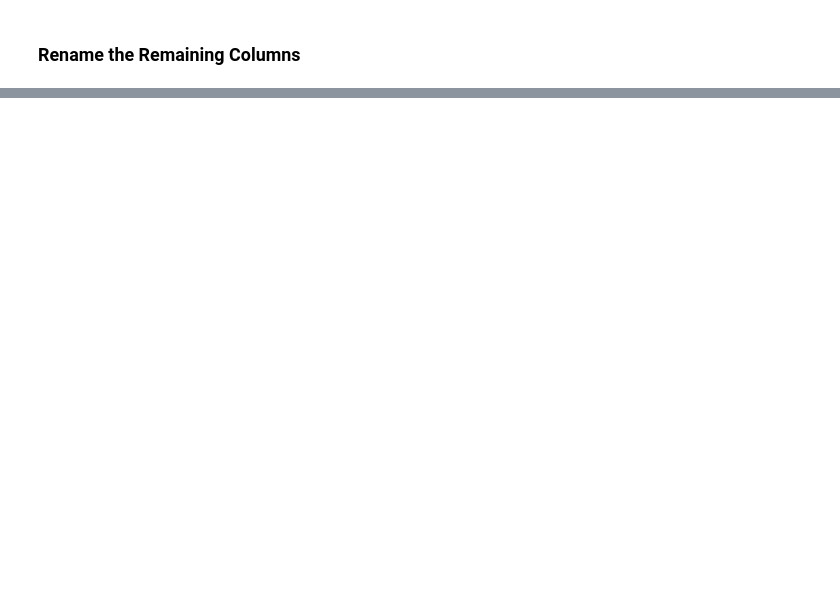
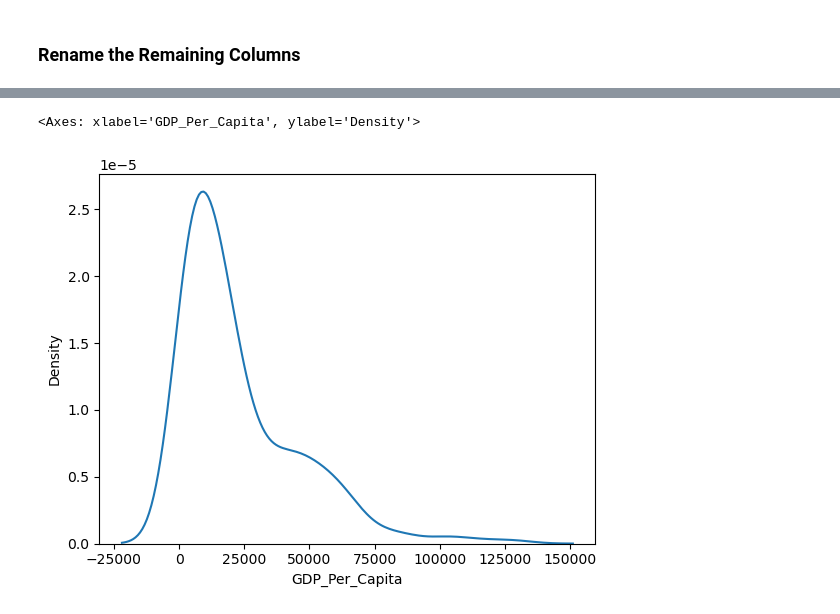
Before and after one commit to NSS-Full-Time-Data-Analytics-16/un-project-Rcortes13, a Jupyter notebook: notebooks/un_project.ipynb, the cells around one changed output, grey strips where cells are left out. Saved outputs shown, nothing was run; the diff lists cells and outputs as text; code cells hidden in the pictures; blank space fills up the shorter version.

```diff
--- a/notebooks/un_project.ipynb
+++ b/notebooks/un_project.ipynb
@@ -87,0 +94,5 @@ gdp_df
+# %%
+sns.kdeplot(gdp_2020.GDP_Per_Capita)
+# %% [output]
+<Axes: xlabel='GDP_Per_Capita', ylabel='Density'>
+[figure, added]
```
Also changed, not shown: parts of 44 cells of this notebook.
